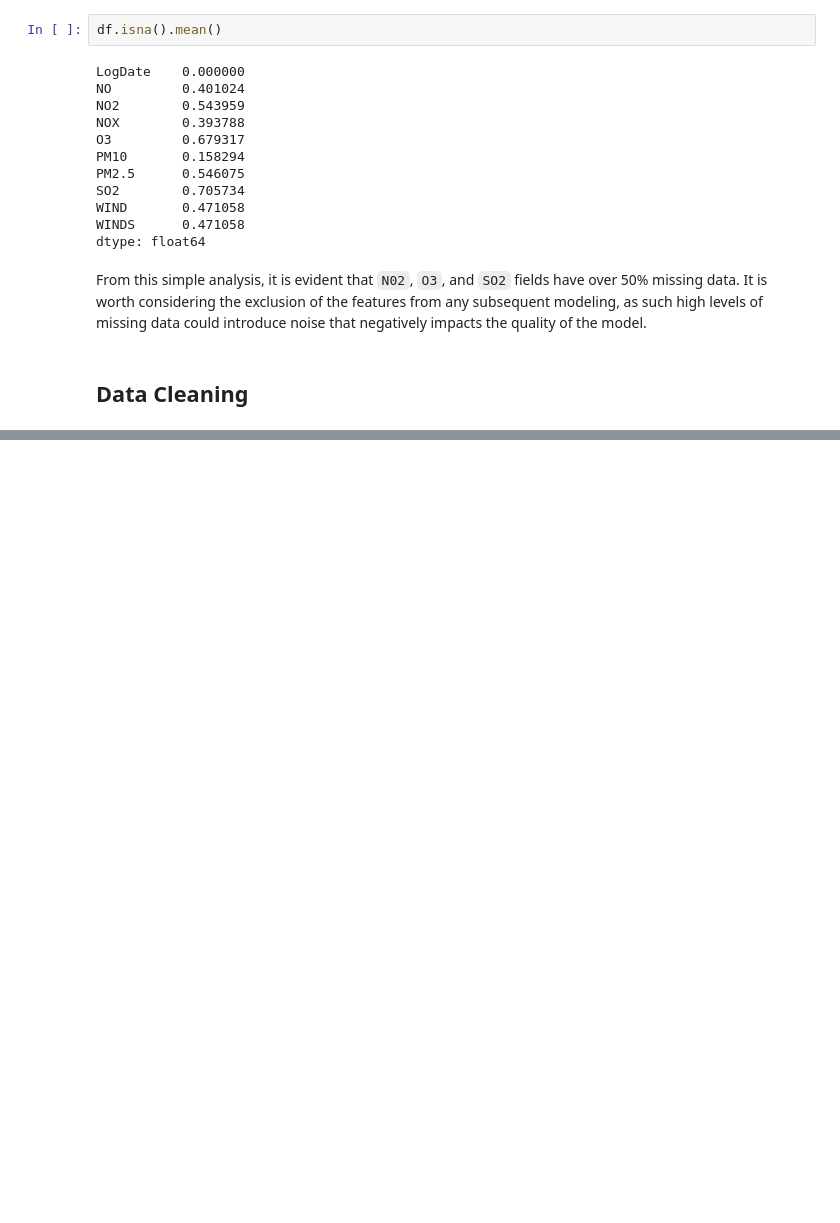
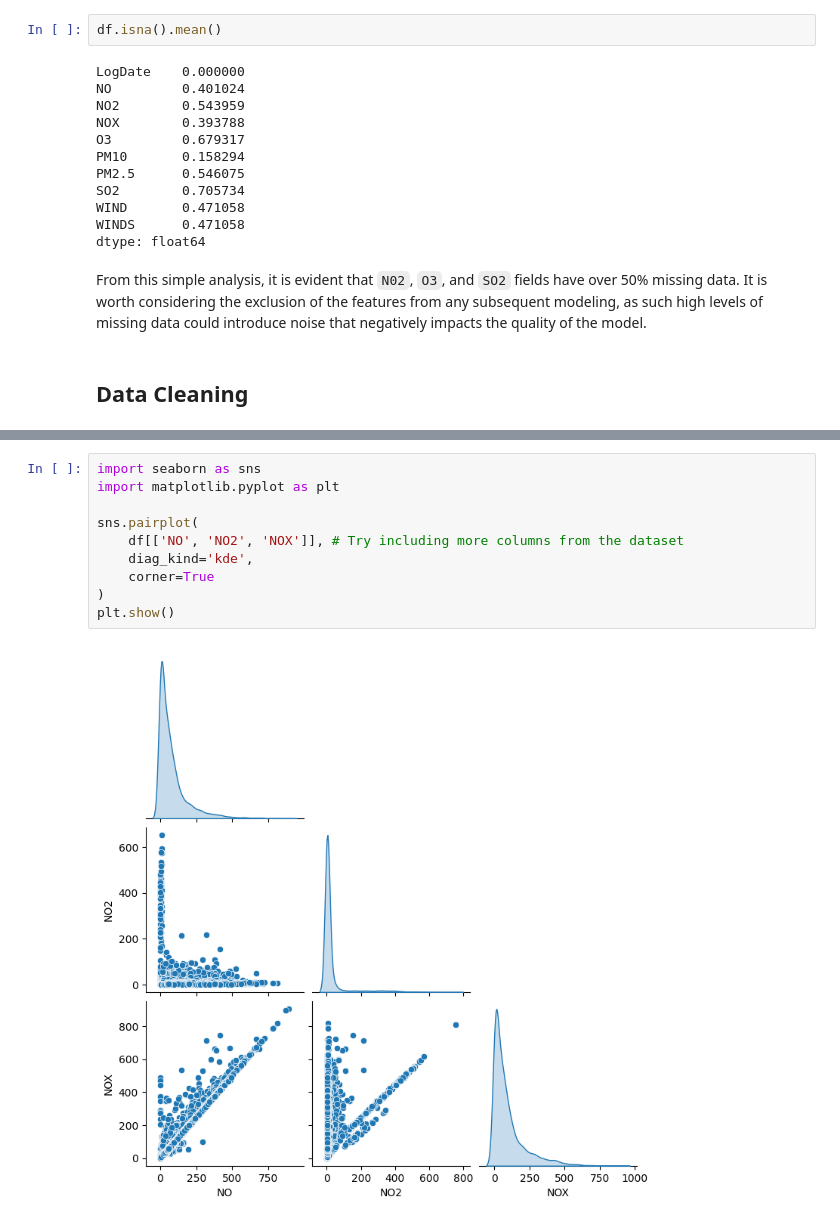
Before and after one commit to faizuddin/python-workshop, a Jupyter notebook: intro-to-data-analysis/eda.ipynb, the cells around one changed output, grey strips where cells are left out. Saved outputs shown, nothing was run; the diff lists cells and outputs as text; blank space fills up the shorter version.

```diff
--- a/intro-to-data-analysis/eda.ipynb
+++ b/intro-to-data-analysis/eda.ipynb
@@ -117,0 +122,12 @@ From this simple analysis, it is evident that `N02`, `O3`, and `SO2` fields have
+# %%
+import seaborn as sns
+import matplotlib.pyplot as plt
+
+sns.pairplot(
+    df[['NO', 'NO2', 'NOX']], # Try including more columns from the dataset
+    diag_kind='kde',
+    corner=True
+)
+plt.show()
+# %% [output]
+[figure, added]
```
Also changed, not shown: parts of 4 cells of this notebook.
